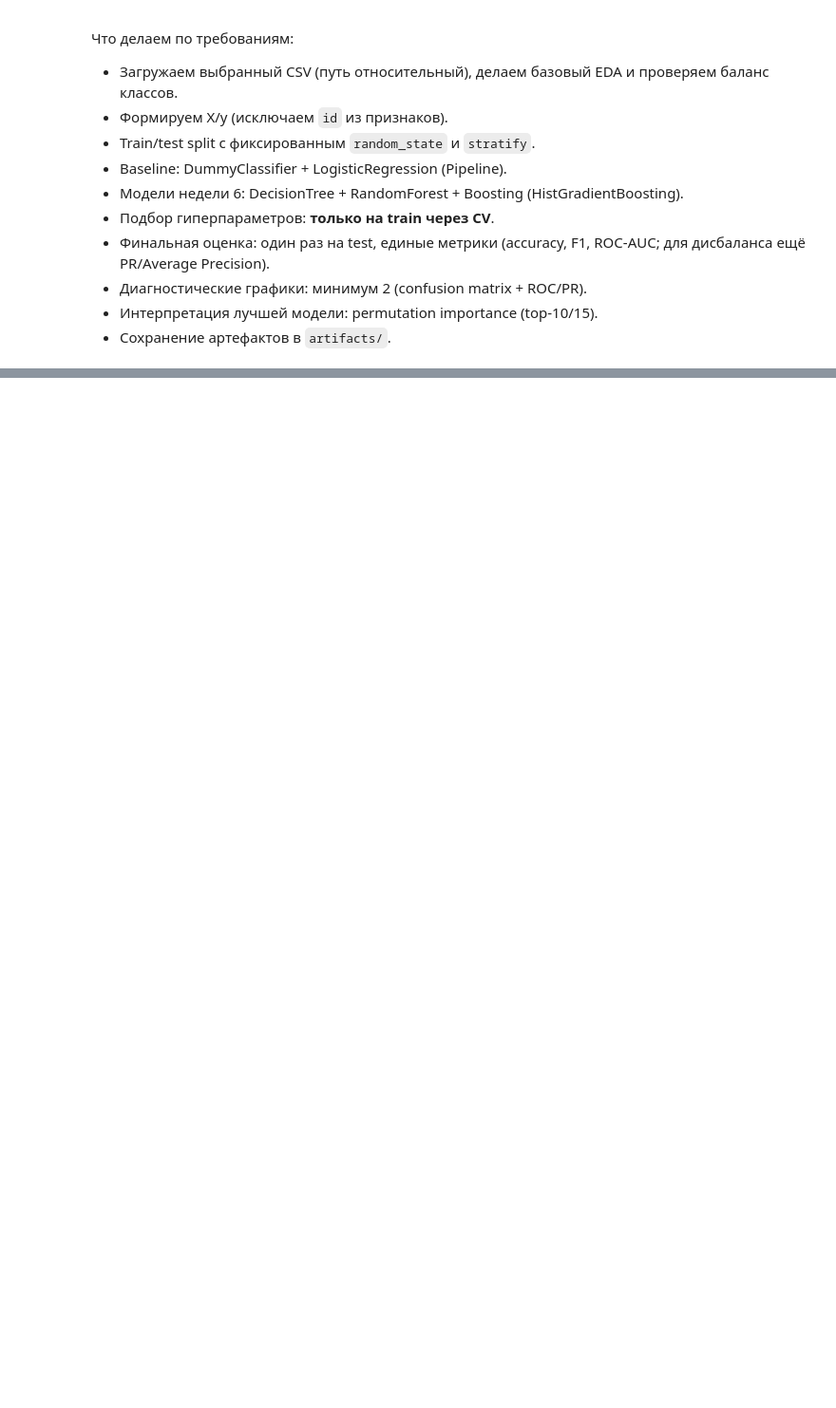
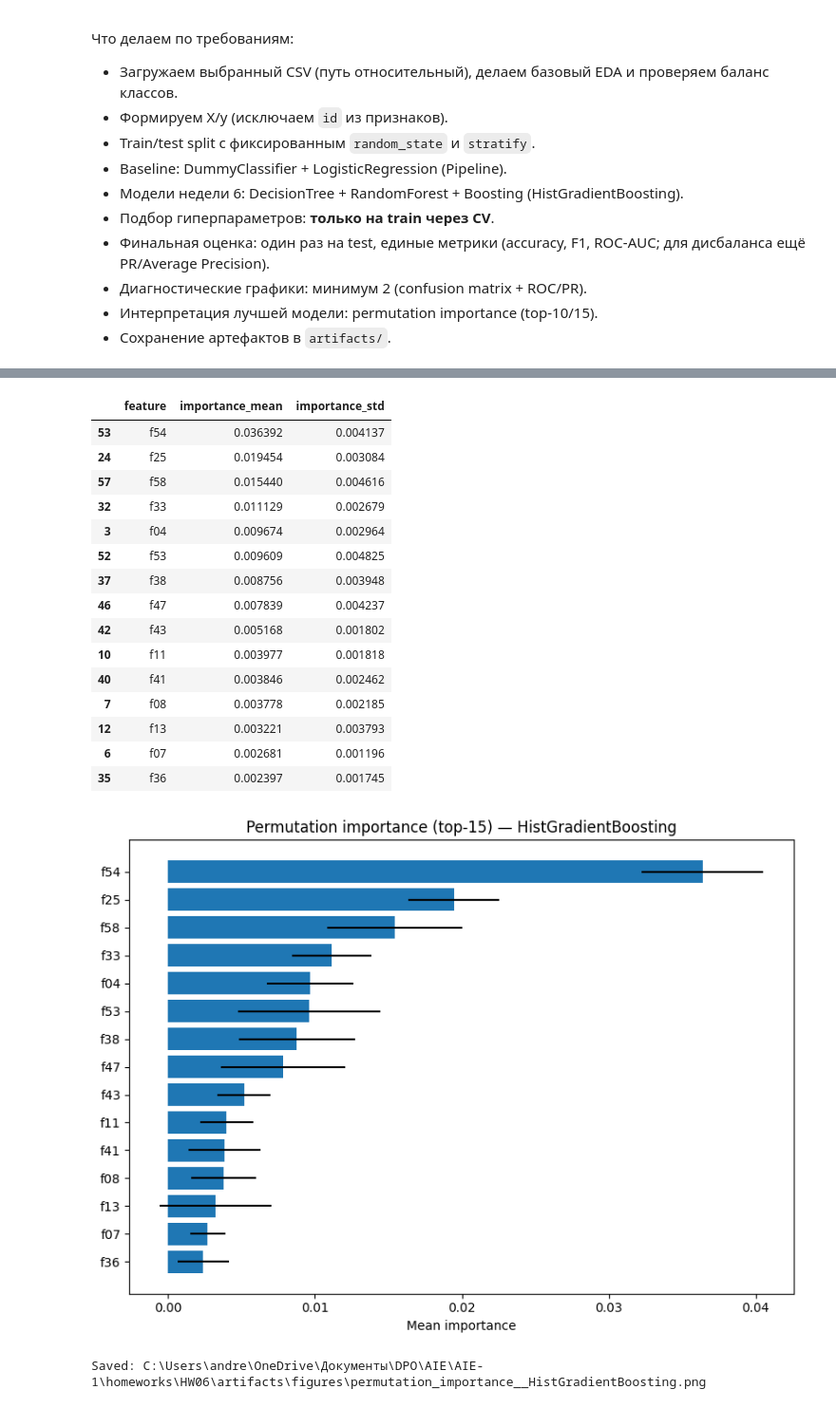
Before and after one commit to Forman75/AIE-1, a Jupyter notebook: homeworks/HW06/HW06.ipynb, the cells around one changed output, grey strips where cells are left out. Shown at 95% size. Saved outputs shown, nothing was run; the diff lists cells and outputs as text; code cells hidden in the pictures; blank space fills up the shorter version.

```diff
--- a/homeworks/HW06/HW06.ipynb
+++ b/homeworks/HW06/HW06.ipynb
@@ -705,0 +543,62 @@ else:
+# %%
+winner_metric = "roc_auc" if is_binary(y_test) else "f1_macro"
+
+# feature names после препроцессинга
+try:
+    feature_names = best_model.named_steps["preprocess"].get_feature_names_out()
+except Exception:
+    feature_names = None
+
+perm = permutation_importance(
+    best_model, X_test, y_test,
+    n_repeats=10,
+    random_state=RANDOM_STATE,
+    n_jobs=-1,
+    scoring=winner_metric if winner_metric in ("roc_auc", "f1_macro") else None
+)
+
+imp_mean = perm.importances_mean
+imp_std = perm.importances_std
+
+if feature_names is None:
+    feature_names = np.array([f"f{i}" for i in range(len(imp_mean))])
+
+imp_df = pd.DataFrame({
+    "feature": feature_names,
+    "importance_mean": imp_mean,
+    "importance_std": imp_std
+}).sort_values("importance_mean", ascending=False)
+
+top_n = 15
+display(imp_df.head(top_n))
+
+# plot
+top = imp_df.head(top_n).iloc[::-1]
+fig, ax = plt.subplots(figsize=(8, 6))
+ax.barh(top["feature"], top["importance_mean"], xerr=top["importance_std"])
+ax.set_title(f"Permutation importance (top-{top_n}) — {best_model_name}")
+ax.set_xlabel("Mean importance")
+fig.tight_layout()
+imp_path = FIGURES_DIR / f"permutation_importance__{best_model_name}.png"
+fig.savefig(imp_path, dpi=150)
+plt.show()
+print("Saved:", imp_path)
+# %% [output]
+|  | feature | importance_mean | importance_std |
+| 53 | f54 | 0.036392 | 0.004137 |
+| 24 | f25 | 0.019454 | 0.003084 |
+| 57 | f58 | 0.015440 | 0.004616 |
+| 32 | f33 | 0.011129 | 0.002679 |
+| 3 | f04 | 0.009674 | 0.002964 |
+| 52 | f53 | 0.009609 | 0.004825 |
+| 37 | f38 | 0.008756 | 0.003948 |
+| 46 | f47 | 0.007839 | 0.004237 |
+| 42 | f43 | 0.005168 | 0.001802 |
+| 10 | f11 | 0.003977 | 0.001818 |
+| 40 | f41 | 0.003846 | 0.002462 |
+| 7 | f08 | 0.003778 | 0.002185 |
+| 12 | f13 | 0.003221 | 0.003793 |
+| 6 | f07 | 0.002681 | 0.001196 |
+| 35 | f36 | 0.002397 | 0.001745 |
+[figure, added]
+Saved: C:\Users\andre\OneDrive\Документы\DPO\AIE\AIE-1\homeworks\HW06\artifacts\figures\permutation_importance__HistGradientBoosting.png
```
Also changed, not shown: parts of 20 cells of this notebook, 10 other files.
